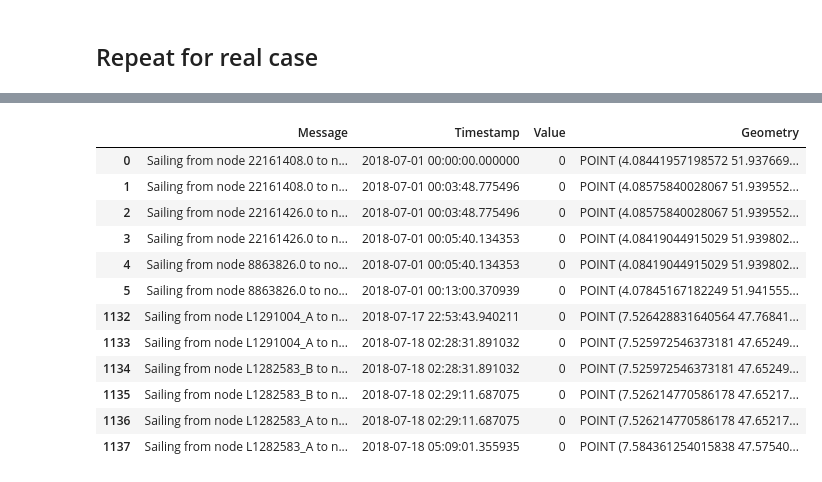
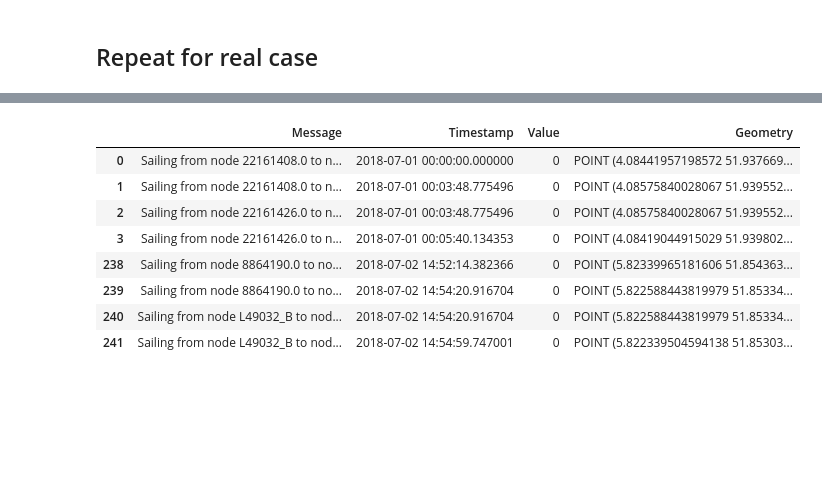
Before and after one commit to Deltares-research/digitaltwin-waterway, a Jupyter notebook: notebooks/scenario-afsluiting.ipynb, the cells around one changed output, grey strips where cells are left out. Saved outputs shown, nothing was run; the diff lists cells and outputs as text; code cells hidden in the pictures; blank space fills up the shorter version.

```diff
--- a/notebooks/scenario-afsluiting.ipynb
+++ b/notebooks/scenario-afsluiting.ipynb
@@ -55,7 +56,9 @@ def find_closest_node(G, point):
 locations = {
     'Transferium Maasvlakte': shapely.geometry.Point(4.087406, 51.936737),
     'Neusse': shapely.geometry.Point(6.708892, 51.215737),
-    'Basel': shapely.geometry.Point(7.640572, 47.555449)
+    'Basel': shapely.geometry.Point(7.640572, 47.555449),
+    'Nijmegen': shapely.geometry.Point(5.8161152, 51.8570535),
+    'Waal at St. Andries': shapely.geometry.Point(5.350339, 51.803965)
 }
 
 # find the closest nodes on the graph
@@ -95,8 +73,4 @@ env = simpy.Environment(initial_time = time.mktime(simulation_start.timetuple())
 env.epoch = time.mktime(simulation_start.timetuple())
 
 # Add graph to environment
-env.FG = G
-
-# quick check on the graph: do the edges have resources?
-edge = env.FG.edges[8864523.0,8864358.0]
-print(f'Edges have resources? {"Resources" in edge.keys()}')
+env.FG = G.copy()
@@ -118,0 +77,16 @@ print(env.FG.edges['FN410','FN416']['Length'])
+# %%
+# Find basic route
+start_point = locations_nodes['Transferium Maasvlakte']
+end_point = locations_nodes['Nijmegen']
+path = nx.dijkstra_path(env.FG, start_point, end_point, weight='Length')
+
+# blockin at...
+blocking = locations_nodes['Waal at St. Andries']
+
+# assert that the blocking is in the route
+print(f'The blocking is in the path: {blocking in path}')
+assert blocking in path, 'Blocking should be in the shortest path'
+
+# quick check on the graph: do the edges have resources?
+edge = list(env.FG.edges(blocking))[0]
+print(f'Edges have resources? {"Resources" in env.FG.edges[edge].keys()}')
@@ -237,19 +200,15 @@ df1.head(6).append(df1.tail(6))
 # %%
 # check the log of vessel 2
 df2 = pd.DataFrame.from_dict(vessel2.log)
-df2.head(6).append(df2.tail(6))
+df2.head(4).append(df2.tail(4))
 # %% [output]
 |  | Message | Timestamp | Value | Geometry |
 | 0 | Sailing from node 22161408.0 to n... | 2018-07-01 00:00:00.000000 | 0 | POINT (4.08441957198572 51.937669... |
 | 1 | Sailing from node 22161408.0 to n... | 2018-07-01 00:03:48.775496 | 0 | POINT (4.08575840028067 51.939552... |
 | 2 | Sailing from node 22161426.0 to n... | 2018-07-01 00:03:48.775496 | 0 | POINT (4.08575840028067 51.939552... |
 | 3 | Sailing from node 22161426.0 to n... | 2018-07-01 00:05:40.134353 | 0 | POINT (4.08419044915029 51.939802... |
-| 4 | Sailing from node 8863826.0 to no... | 2018-07-01 00:05:40.134353 | 0 | POINT (4.08419044915029 51.939802... |
-| 5 | Sailing from node 8863826.0 to no... | 2018-07-01 00:13:00.370939 | 0 | POINT (4.07845167182249 51.941555... |
-| 1132 | Sailing from node L1291004_A to n... | 2018-07-17 22:53:43.940211 | 0 | POINT (7.526428831640564 47.76841... |
-| 1133 | Sailing from node L1291004_A to n... | 2018-07-18 02:28:31.891032 | 0 | POINT (7.525972546373181 47.65249... |
-| 1134 | Sailing from node L1282583_B to n... | 2018-07-18 02:28:31.891032 | 0 | POINT (7.525972546373181 47.65249... |
-| 1135 | Sailing from node L1282583_B to n... | 2018-07-18 02:29:11.687075 | 0 | POINT (7.526214770586178 47.65217... |
-| 1136 | Sailing from node L1282583_A to n... | 2018-07-18 02:29:11.687075 | 0 | POINT (7.526214770586178 47.65217... |
-| 1137 | Sailing from node L1282583_A to n... | 2018-07-18 05:09:01.355935 | 0 | POINT (7.584361254015838 47.57540... |
+| 238 | Sailing from node 8864190.0 to no... | 2018-07-02 14:52:14.382366 | 0 | POINT (5.82339965181606 51.854363... |
+| 239 | Sailing from node 8864190.0 to no... | 2018-07-02 14:54:20.916704 | 0 | POINT (5.822588443819979 51.85334... |
+| 240 | Sailing from node L49032_B to nod... | 2018-07-02 14:54:20.916704 | 0 | POINT (5.822588443819979 51.85334... |
+| 241 | Sailing from node L49032_B to nod... | 2018-07-02 14:54:59.747001 | 0 | POINT (5.822339504594138 51.85303... |
 # %%
```
Also changed, not shown: parts of 16 cells of this notebook.
